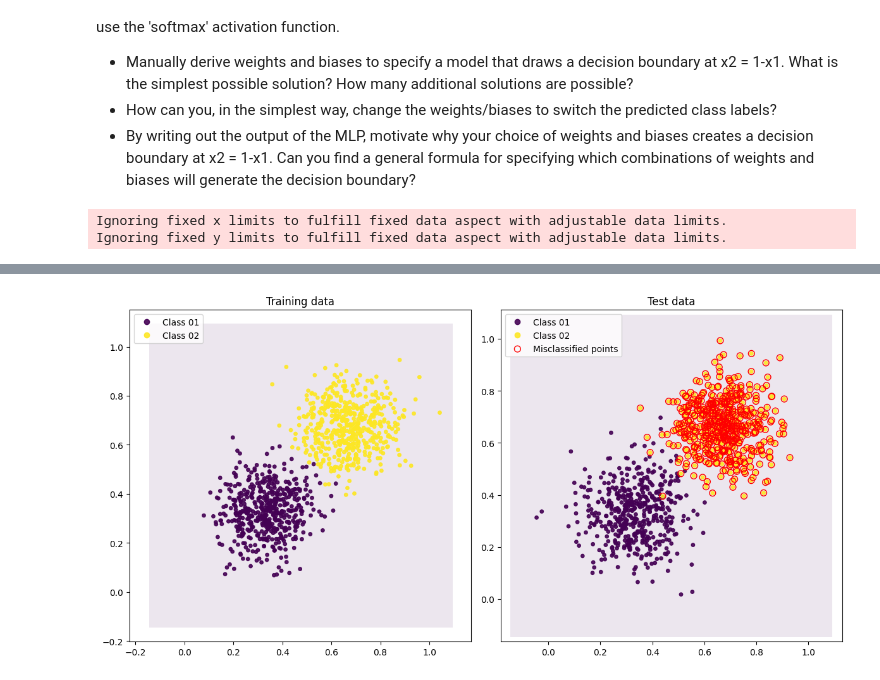
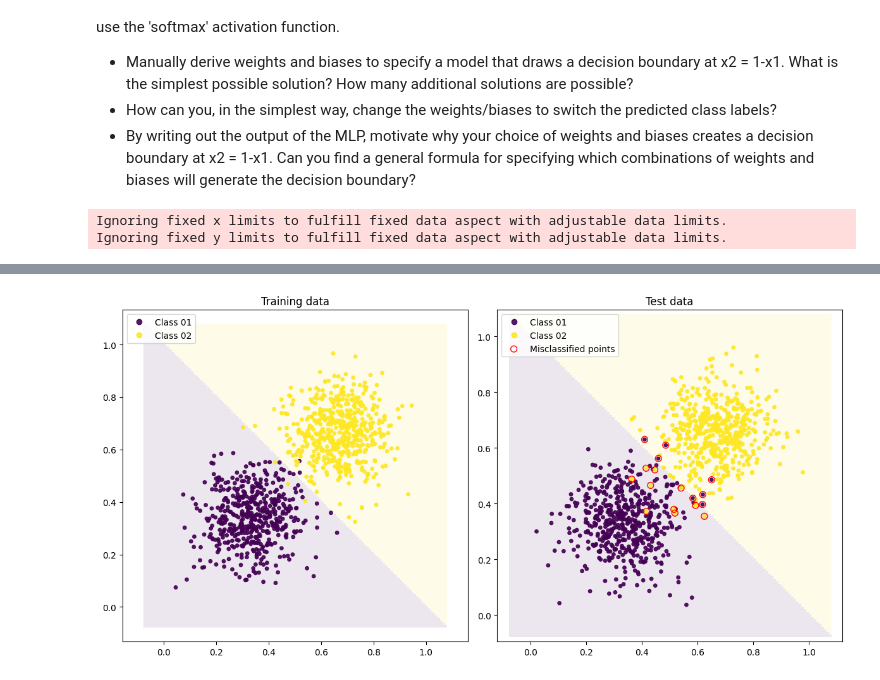
Before and after one commit to Djurson/TNM112, a Jupyter notebook: Lab1/lab01.ipynb, the cells around one changed output, grey strips where cells are left out. Drawn from its saved outputs; the diff is of its cells as text; code cells hidden in the pictures.

```diff
--- a/Lab1/lab01.ipynb
+++ b/Lab1/lab01.ipynb
@@ -70,16 +70,16 @@ data.generate(dataset='linear', N_train=512, N_test=512, K=2, sigma=0.1) # Task
 # data.generate(dataset='polar', N_train=512, N_test=512, K=5, sigma=0.05) # Task 1.3
 
 # Hyper-parameters
-hidden_layers = 5     # The number of hidden layers in the network (total number of layers will be L=hidden_layers+1)
-layer_width = 12       # The number of neurons in each hidden layer
-activation = 'linear' # Activation function of hidden layers
-init = keras.initializers.RandomNormal(mean=0.01, stddev=0.3) # Initialization method (starting point for the optimization)
-# init = keras.initializers.glorot_normal()
-epochs = 24           # Number of epochs for the training
-batch_size = 16      # Batch size to use in training
+hidden_layers = 10    # The number of hidden layers in the network (total number of layers will be L=hidden_layers+1)
+layer_width = 50       # The number of neurons in each hidden layer
+activation = 'relu' # Activation function of hidden layers
+# init = keras.initializers.RandomNormal(mean=0.01, stddev=0.3) # Initialization method (starting point for the optimization)
+init = keras.initializers.glorot_normal()
+epochs = 100           # Number of epochs for the training
+batch_size = 64      # Batch size to use in training
 loss = keras.losses.MeanSquaredError() # Loss function
-opt = keras.optimizers.SGD(learning_rate=1.0, momentum=0.2) # Optimizer
-# opt = keras.optimizers.Adam()
+# opt = keras.optimizers.SGD(learning_rate=1.0, momentum=0.2) # Optimizer
+opt = keras.optimizers.Adam()
 
 # The Keras MLP model
 model_k = keras_mlp.KerasMLP(data, verbose=True)
@@ -180,10 +182,11 @@ importlib.reload(mlp)
 # W, b = model_k.get_weights()
 
 # Task 3: specify a weight matrix and a bias vector
-W = [np.array([[1.0, 1.0],
-               [0.0, 0.0]])]
-b = [np.array([[1.0],
-               [0.0]])]
+W = [np.array([[-1, -1],
+               [0, 0]])]
+
+b = [np.array([[1],
+               [0]])]
 
 # This is our implementation of an MLP, which we set to use the dataset we generated
 model = mlp.MLP(data)
@@ -209 +212 @@ Model performance:
-[figure, old version]
+[figure, new version]
```
Also changed, not shown: parts of 3 cells of this notebook, 1 other file.
